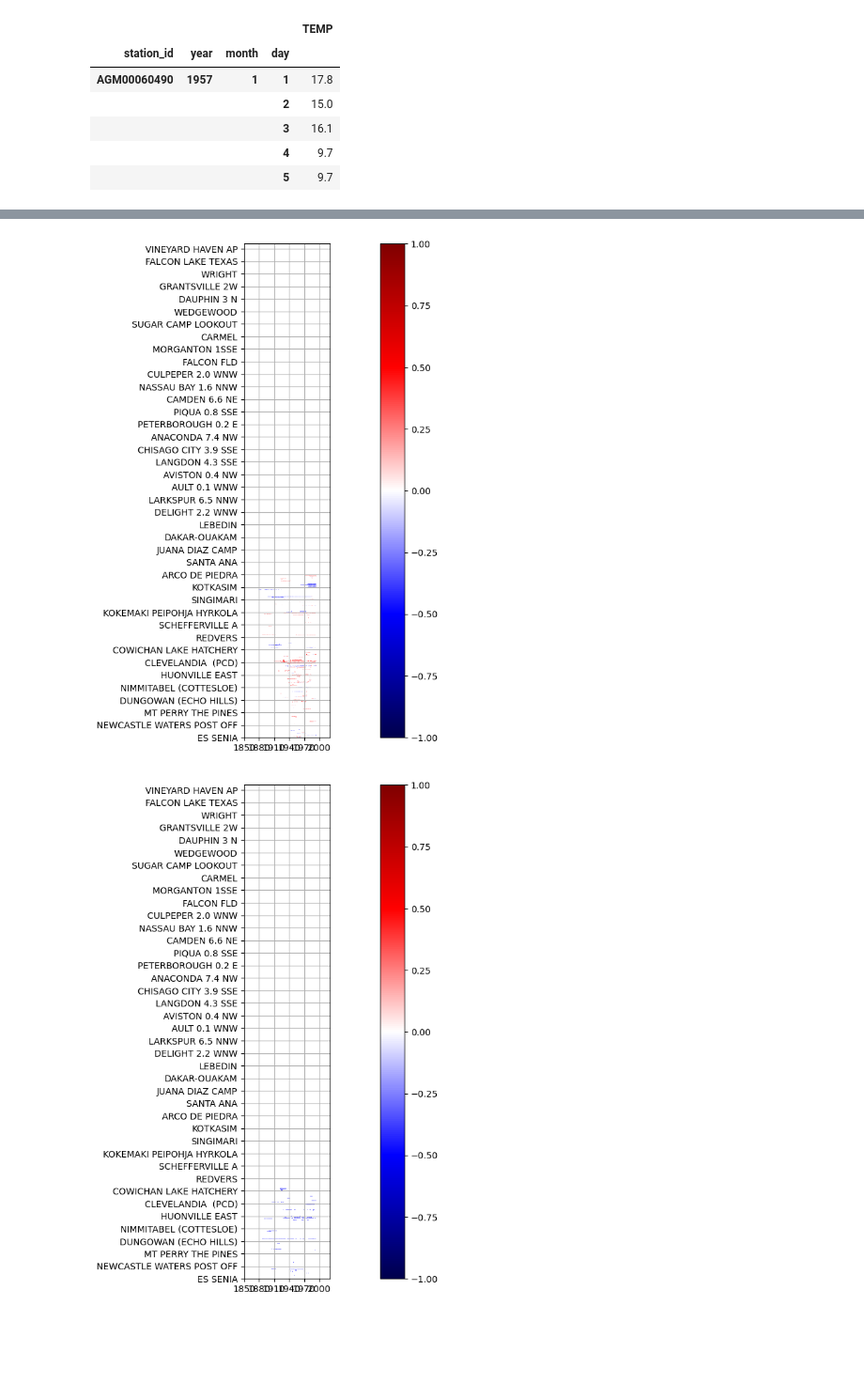
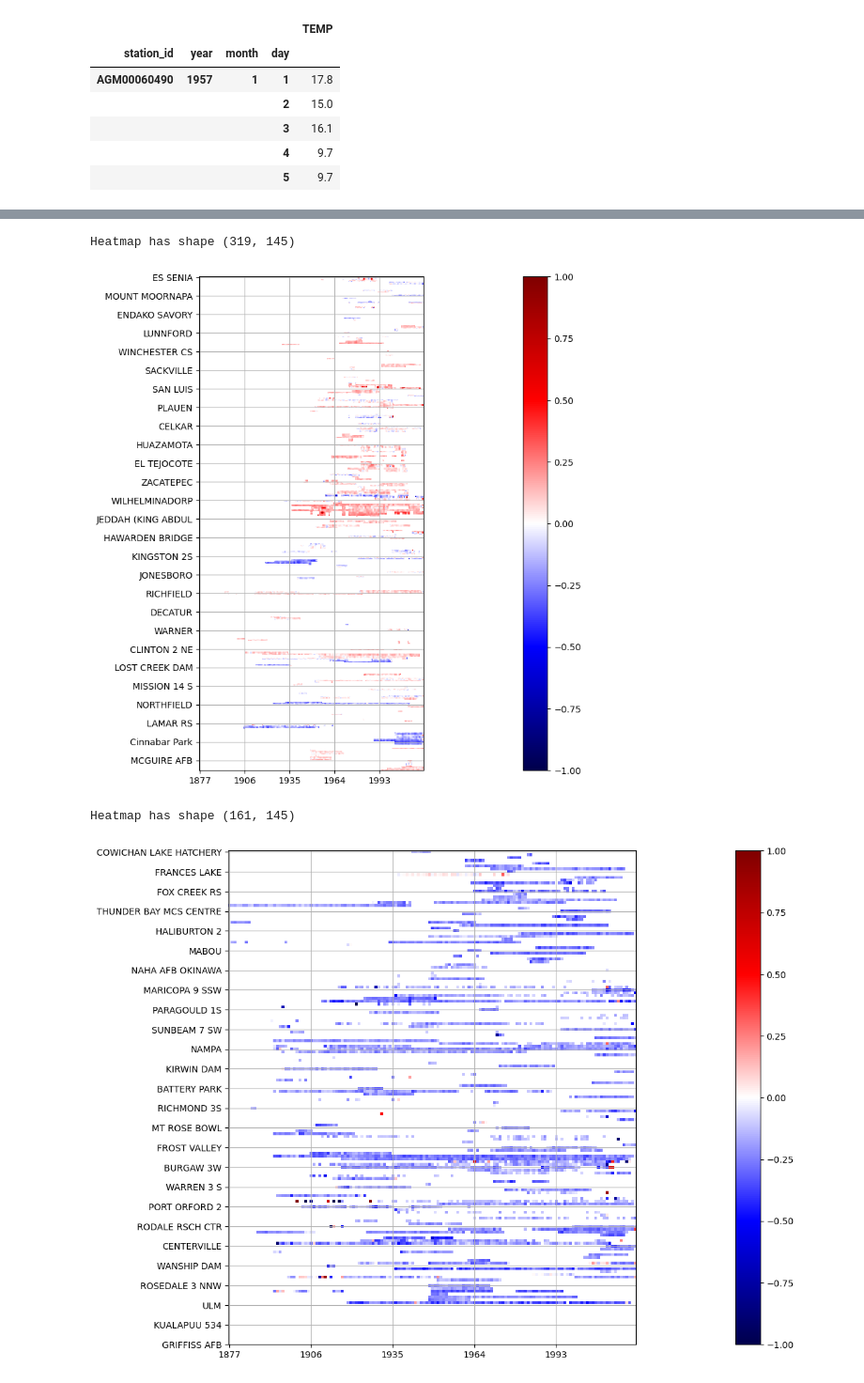
Before and after one commit to rbolline/ProbStatsFinalProject, a Jupyter notebook: p3_correlations.ipynb, the cells around one changed output, grey strips where cells are left out. Shown at 94% size. Drawn from its saved outputs; the diff is of its cells as text; code cells hidden in the pictures; blank space fills up the shorter version.

Commit message:
Build heatmaps for more metrics

```diff
--- a/p3_correlations.ipynb
+++ b/p3_correlations.ipynb
@@ -60,9 +60,3 @@ def get_temp_and_metric(metric):
     data_metric.set_index(keys=["station_id", "year", "month", "day"], inplace=True)
 
     return data_TEMP.join(data_metric, how="inner")
-# %%
-metric_names = ["PRCP", "SNOW"]
-
-# Get data for each of the above metrics
-metric_name_to_df = {metric: get_temp_and_metric(metric) for metric in metric_names}
-print([x.shape for x in metric_name_to_df.values()])
@@ -137,0 +89,3 @@ TEMP vs. SNOW: (181, 145)
+# %%
+metric_names = ["PRCP", "SNOW", "WT01", "WT03", "WT08"]
+heatmaps = compute_correlations(metric_names)
@@ -143,20 +121,30 @@ station_names = station_names.set_index(keys="station_id").squeeze()
 # %%
 # Plot a heatmap of correlations between temperature and precipitation, for each station and each year
 def plot_heatmap(metric, year_tick_frequency, station_tick_frequency):
-    plt.figure(figsize=(20, 10))
-    plt.imshow(heatmaps[metric], cmap="seismic")
+    array, stations, years = heatmaps[metric]
+
+    # Don't plot the stations that have no data at all (i.e. stations that have all NaN correlations)
+    array = array[~array.isna().all(axis=1)]
+    print(f"Heatmap has shape {array.shape}")
+
+    plt.figure(figsize=(40, 10))
+    plt.imshow(array, cmap="seismic")
     plt.colorbar()
+
     plt.xticks(ticks=np.arange(len(years))[::year_tick_frequency], labels=years[::year_tick_frequency])
     plt.yticks(ticks=np.arange(len(stations))[::station_tick_frequency], labels=station_names[stations[::station_tick_frequency]])
-    plt.xlim(0, len(years))
-    plt.ylim(0, len(stations))
+    #plt.xlim(0, len(years))
+    #plt.ylim(0, len(stations))
     plt.grid()
     plt.show()
-# %%
-plot_heatmap("PRCP", year_tick_frequency=30, station_tick_frequency=25)
-# %% [output]
-[figure, removed]
-# %%
-plot_heatmap("SNOW", year_tick_frequency=30, station_tick_frequency=25)
-# %% [output]
-[figure, removed]
+# %%
+year_tick_freq = [29, 29, 29, 29, 29]
+station_tick_freq = [12, 7, 7, 7, 7]
+
+for i in range(len(metric_names)):
+    plot_heatmap(metric_names[i], year_tick_freq[i], station_tick_freq[i])
+# %% [output]
+Heatmap has shape (319, 145)
+[figure, added]
+Heatmap has shape (161, 145)
+[figure, added]
```
Also changed, not shown: parts of 6 cells of this notebook.
